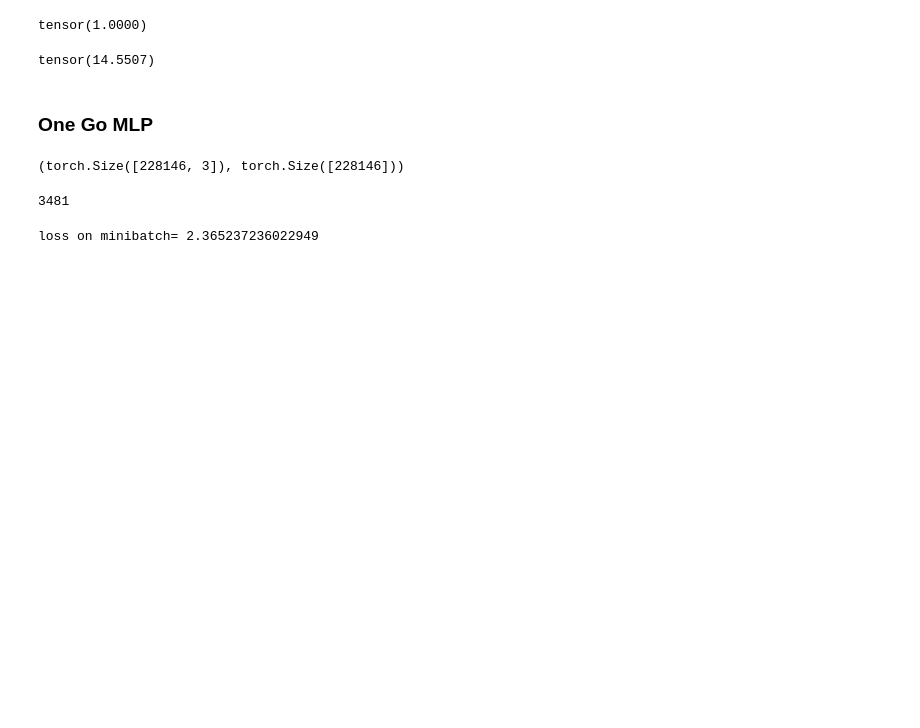
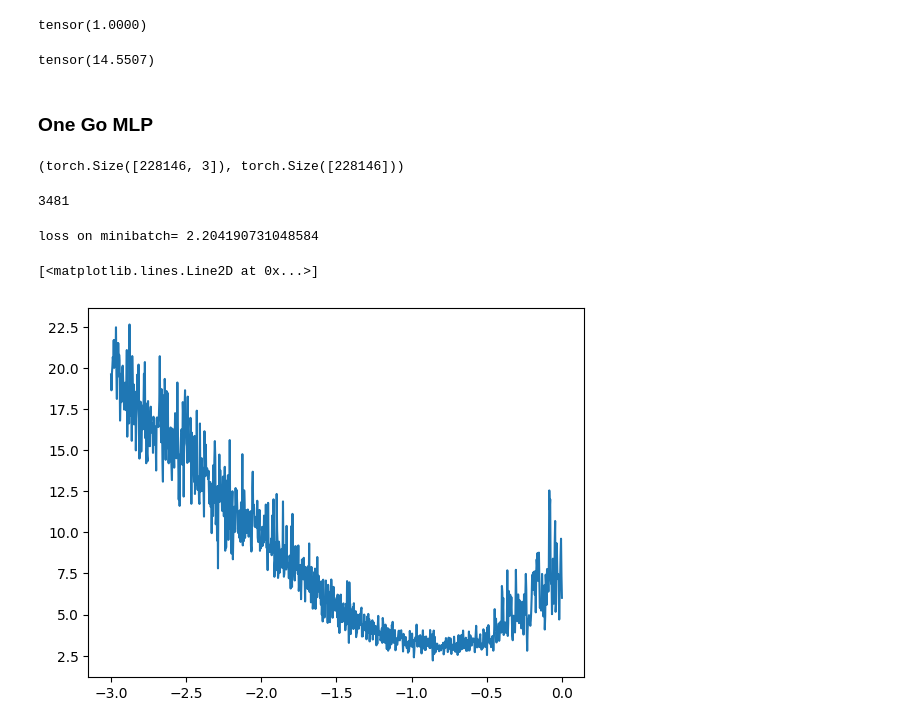
Before and after one commit to Usman-Bajwa1/Make-More, a Jupyter notebook: make-more-2.ipynb, the cells around one changed output. Cells and saved outputs as stored; diff of their text form; code cells hidden in the pictures; blank space fills up the shorter version.

```diff
--- a/make-more-2.ipynb
+++ b/make-more-2.ipynb
@@ -135,5 +138,8 @@ for p in parameters:
 # %%
-for k in range(1000):
+#lri = []
+#lossi = []
+
+for k in range(10000):
 
     #minibatch
     ix = torch.randint(0,X.shape[0], (32,))
@@ -142,6 +148,7 @@ for k in range(1000):
     h = torch.tanh(emb.view(-1,6) @ W1 + b1)
     logits = h @ W2 + b2
     loss = F.cross_entropy(logits, y[ix])
+    #print(f"loss on minibatch= {loss.item()}")
 
     #backward pass
     for p in parameters:
@@ -149,12 +156,23 @@ for k in range(1000):
     loss.backward()
 
     #update
+    #lr = lrs[k]
+    lr = 0.01
     for p in parameters:
-        p.data += -0.1 * p.grad
+        p.data += -lr * p.grad
+
+    #track stats
+    #lri.append(lre[k])
+    #lossi.append(loss.item())
 
 print(f"loss on minibatch= {loss.item()}")
 # %% [output]
-loss on minibatch= 2.365237236022949
+loss on minibatch= 2.204190731048584
+# %%
+plt.plot(lri, lossi) # this gives us the confidence that what is the best lr
+# %% [output]
+[<matplotlib.lines.Line2D at 0x...>]
+[figure, added]
 # %%
     emb = C[X]
     h = torch.tanh(emb.view(-1,6) @ W1 + b1)
```
Also changed, not shown: parts of 14 cells of this notebook.
